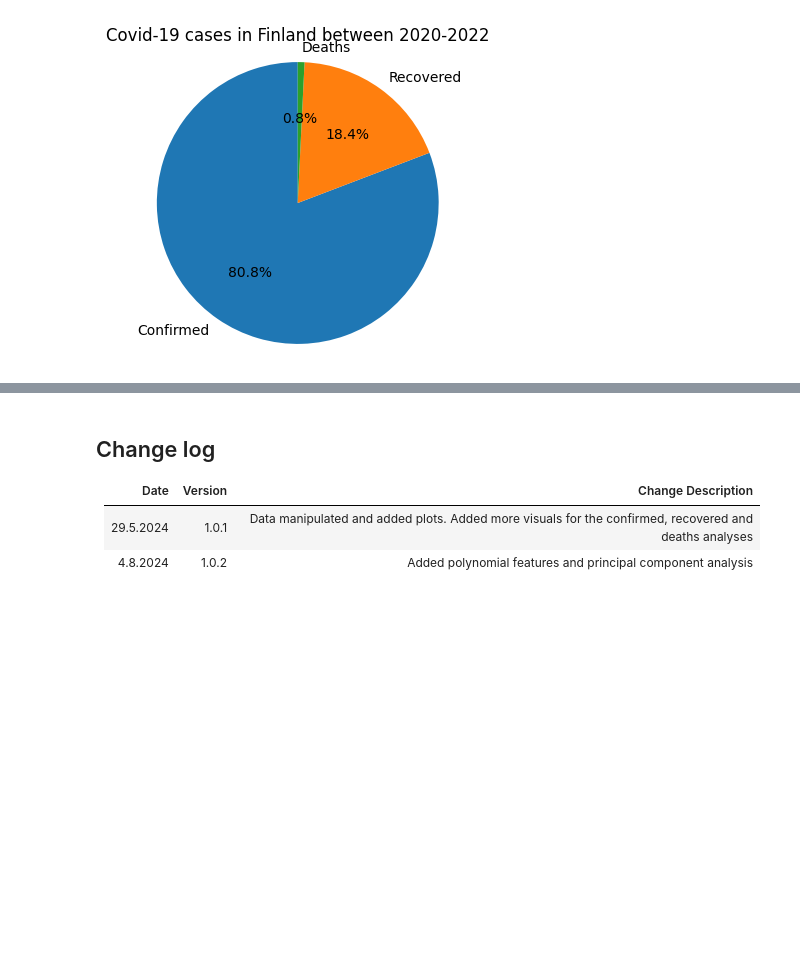
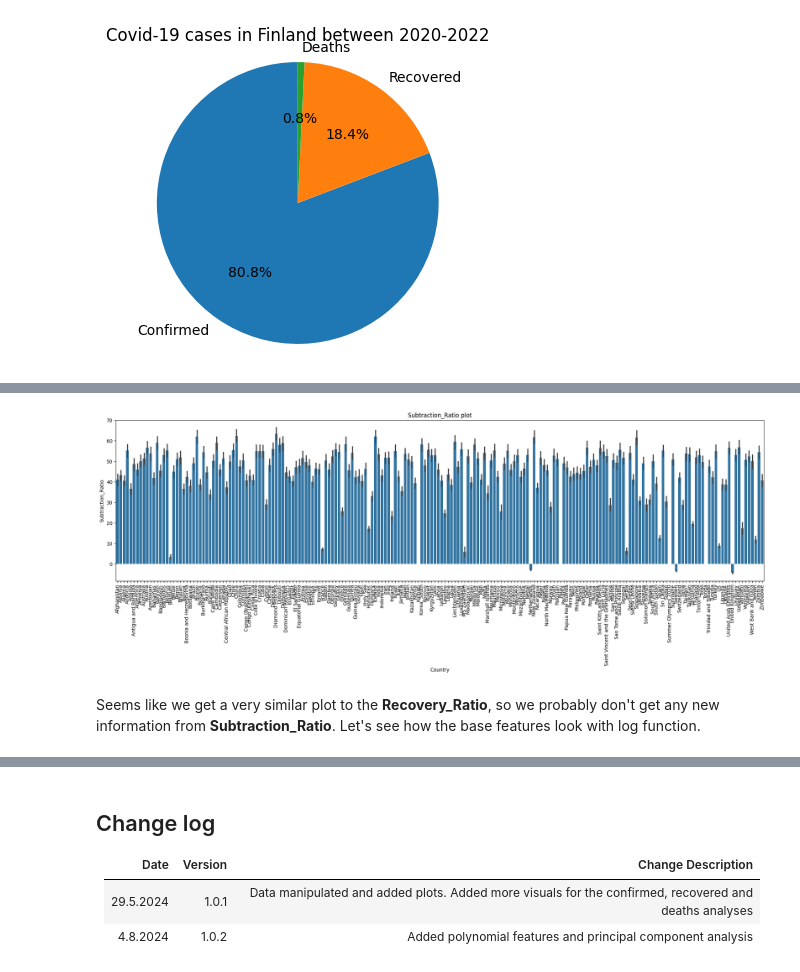
Before and after one commit to SamiAnttalainen/Covid-19_Analysis-Project, a Jupyter notebook: Covid-19_Data_Analysis.ipynb, the cells around one changed output, grey strips where cells are left out. Saved outputs shown, nothing was run; the diff lists cells and outputs as text; code cells hidden in the pictures; blank space fills up the shorter version.

```diff
--- a/Covid-19_Data_Analysis.ipynb
+++ b/Covid-19_Data_Analysis.ipynb
@@ -267,0 +302,5 @@ memory usage: 8.2+ MB
+# %%
+mod_data['Subtraction_Ratio'] = ((mod_data['Recovered'] - mod_data['Deaths']) / mod_data['Confirmed']) * 100
+mod_data['Subtraction_Ratio'] = mod_data['Subtraction_Ratio'].fillna(mod_data['Subtraction_Ratio'].mean())
+mod_data['Subtraction_Ratio'] = mod_data['Subtraction_Ratio'].replace([-np.inf, np.inf], 0)
+mod_data.info()
@@ -267,0 +325,6 @@ memory usage: 8.2+ MB
+# %%
+plot_feature('Country', 'Subtraction_Ratio', mod_data)
+# %% [output]
+[figure, added]
+# %% [markdown]
+Seems like we get a very similar plot to the **Recovery_Ratio**, so we probably don't get any new information from **Subtraction_Ratio**. Let's see how the base features look with log function.
```
Also changed, not shown: parts of 29 cells of this notebook.
